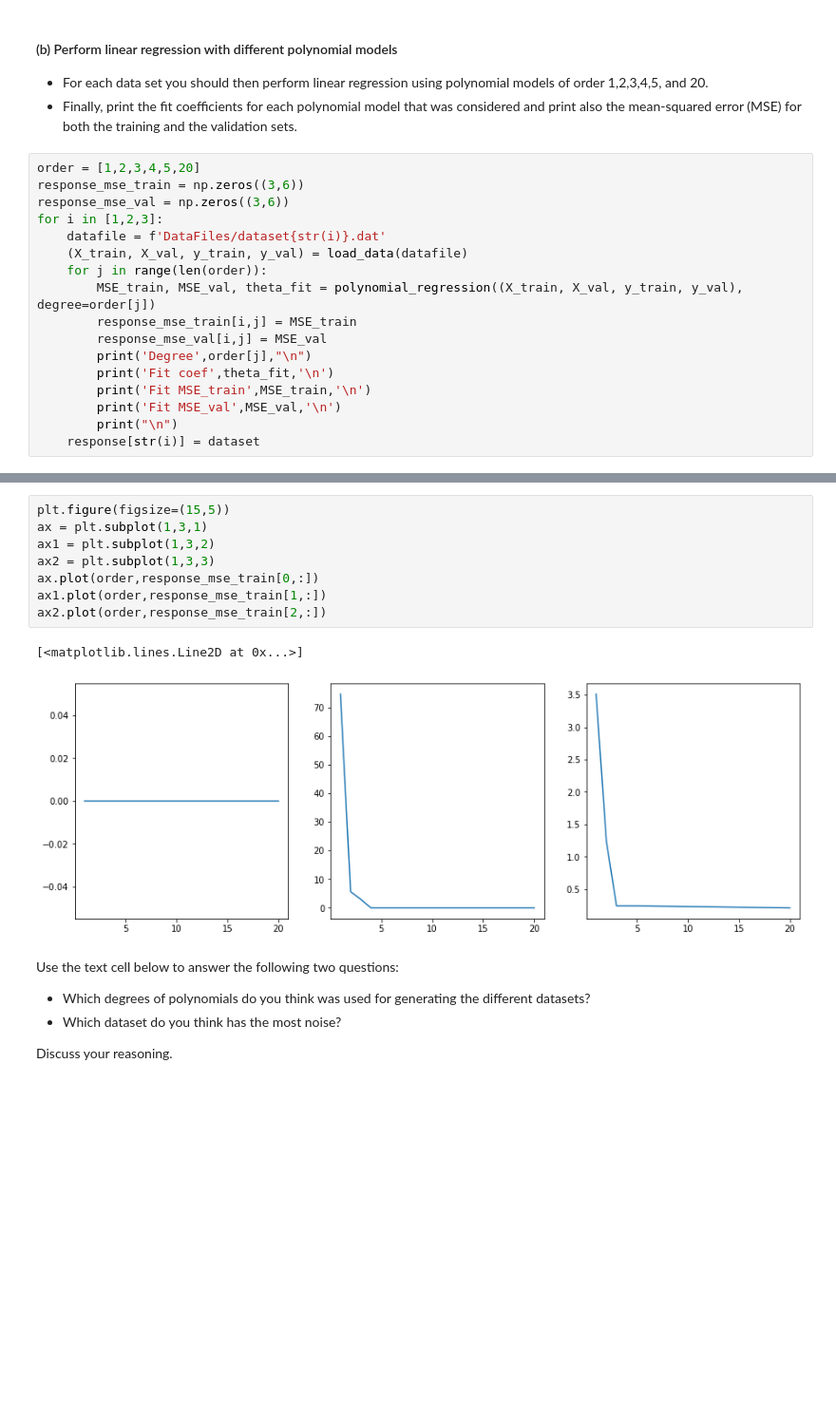
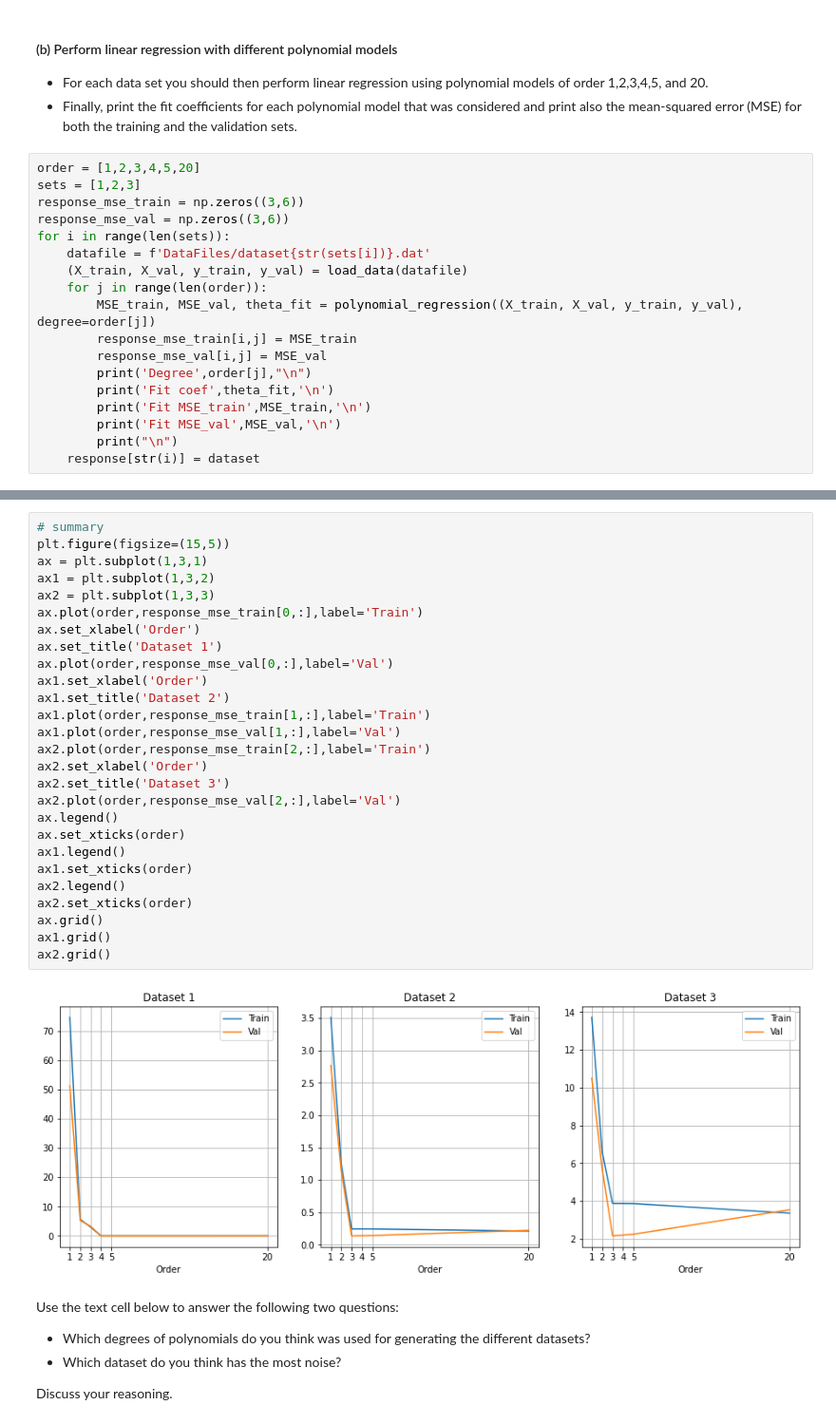
Before and after one commit to pwd-alejandro/learningFromData, a Jupyter notebook: doc/pub/ProblemSets/Set1/TIF285_ProblemSet1/TIF285_ProblemSet1/TIF285_ps1_basic_problems.ipynb, the cells around one changed output, grey strips where cells are left out. Shown at 95% size. Cells and saved outputs as stored; diff of their text form; blank space fills up the shorter version.

```diff
--- a/doc/pub/ProblemSets/Set1/TIF285_ProblemSet1/TIF285_ProblemSet1/TIF285_ps1_basic_problems.ipynb
+++ b/doc/pub/ProblemSets/Set1/TIF285_ProblemSet1/TIF285_ProblemSet1/TIF285_ps1_basic_problems.ipynb
@@ -399,10 +397,11 @@ assert MSE_val-0.5 < 1e-5
 - Finally, print the fit coefficients for each polynomial model that was considered and print also the mean-squared error (MSE) for both the training and the validation sets.
 # %%
 order = [1,2,3,4,5,20]
+sets = [1,2,3]
 response_mse_train = np.zeros((3,6))
 response_mse_val = np.zeros((3,6))
-for i in [1,2,3]:
-    datafile = f'DataFiles/dataset{str(i)}.dat'
+for i in range(len(sets)):
+    datafile = f'DataFiles/dataset{str(sets[i])}.dat'
     (X_train, X_val, y_train, y_val) = load_data(datafile)
     for j in range(len(order)):
         MSE_train, MSE_val, theta_fit = polynomial_regression((X_train, X_val, y_train, y_val), degree=order[j])
@@ -436,14 +434,32 @@ IndexError: index 3 is out of bounds for axis 0 with size 3
 # %%
+# summary
 plt.figure(figsize=(15,5))
 ax = plt.subplot(1,3,1)
 ax1 = plt.subplot(1,3,2)
 ax2 = plt.subplot(1,3,3)
-ax.plot(order,response_mse_train[0,:])
-ax1.plot(order,response_mse_train[1,:])
-ax2.plot(order,response_mse_train[2,:])
+ax.plot(order,response_mse_train[0,:],label='Train')
+ax.set_xlabel('Order')
+ax.set_title('Dataset 1')
+ax.plot(order,response_mse_val[0,:],label='Val')
+ax1.set_xlabel('Order')
+ax1.set_title('Dataset 2')
+ax1.plot(order,response_mse_train[1,:],label='Train')
+ax1.plot(order,response_mse_val[1,:],label='Val')
+ax2.plot(order,response_mse_train[2,:],label='Train')
+ax2.set_xlabel('Order')
+ax2.set_title('Dataset 3')
+ax2.plot(order,response_mse_val[2,:],label='Val')
+ax.legend()
+ax.set_xticks(order)
+ax1.legend()
+ax1.set_xticks(order)
+ax2.legend()
+ax2.set_xticks(order)
+ax.grid()
+ax1.grid()
+ax2.grid()
 # %% [output]
-[<matplotlib.lines.Line2D at 0x...>]
-[figure, old version]
+[figure, new version]
 # %% [markdown]
 Use the text cell below to answer the following two questions:
 - Which degrees of polynomials do you think was used for generating the different datasets?
```
Also changed, not shown: parts of 4 cells of this notebook.
